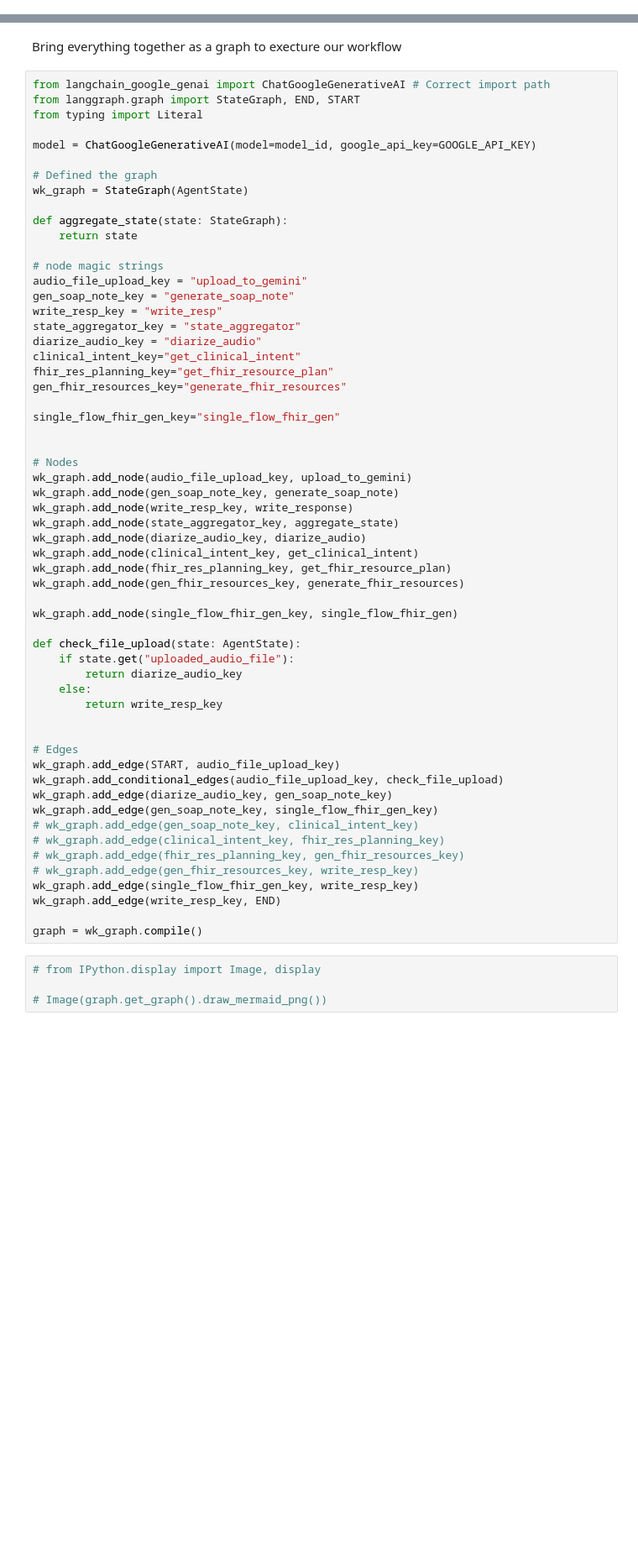
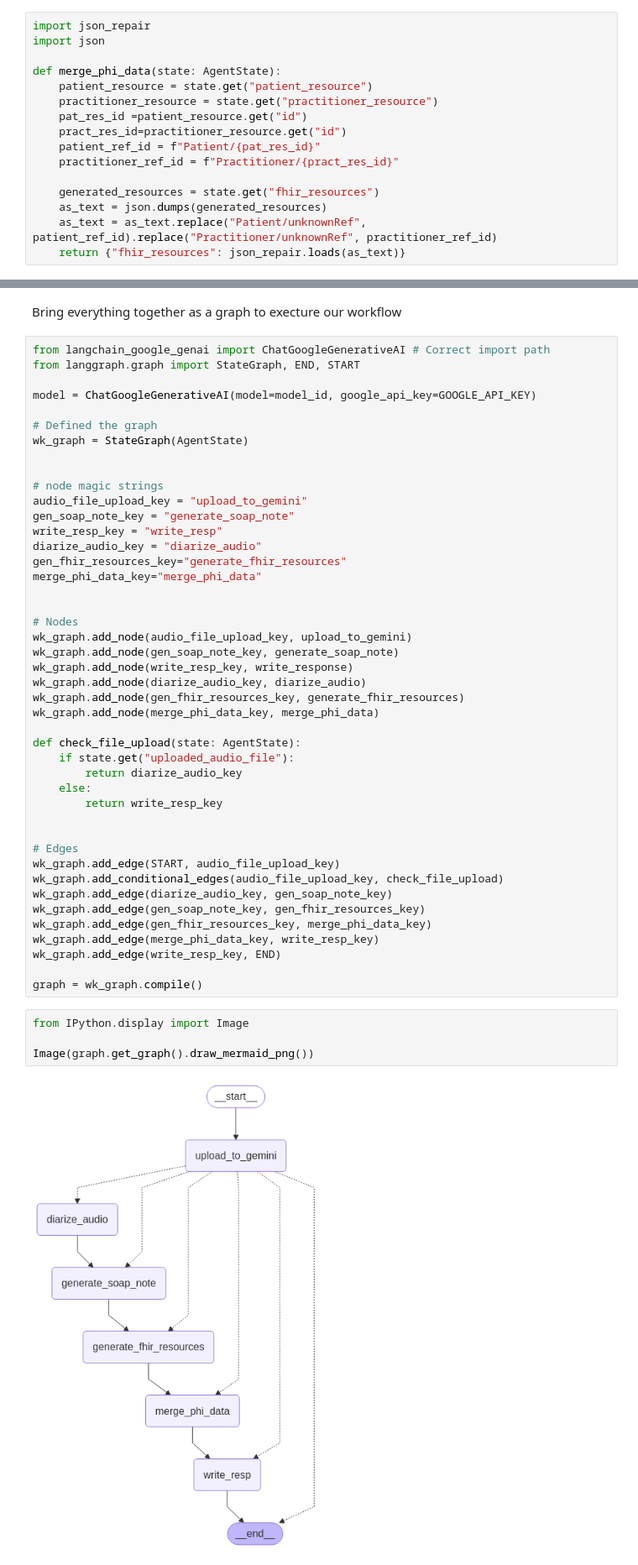
Before and after one commit to peterMuriuki/gen-ai-capstone, a Jupyter notebook: notebooks/soap-approach.ipynb, the cells around one changed output, grey strips where cells are left out. Shown: that part at 84% size. Cells and saved outputs as stored; diff of their text form; blank space fills up the shorter version.

```diff
--- a/notebooks/soap-approach.ipynb
+++ b/notebooks/soap-approach.ipynb
@@ -705,0 +256,16 @@ def write_response(state: AgentState):
+# %%
+import json_repair
+import json
+
+def merge_phi_data(state: AgentState):
+    patient_resource = state.get("patient_resource")
+    practitioner_resource = state.get("practitioner_resource")
+    pat_res_id =patient_resource.get("id")
+    pract_res_id=practitioner_resource.get("id")
+    patient_ref_id = f"Patient/{pat_res_id}"
+    practitioner_ref_id = f"Practitioner/{pract_res_id}"
+
+    generated_resources = state.get("fhir_resources")
+    as_text = json.dumps(generated_resources)
+    as_text = as_text.replace("Patient/unknownRef", patient_ref_id).replace("Practitioner/unknownRef", practitioner_ref_id)
+    return {"fhir_resources": json_repair.loads(as_text)}
@@ -708,40 +321,29 @@ Bring everything together as a graph to execture our workflow
 # %%
 from langchain_google_genai import ChatGoogleGenerativeAI # Correct import path
 from langgraph.graph import StateGraph, END, START
-from typing import Literal
 
 model = ChatGoogleGenerativeAI(model=model_id, google_api_key=GOOGLE_API_KEY)
 
 # Defined the graph
 wk_graph = StateGraph(AgentState)
 
-def aggregate_state(state: StateGraph):
-    return state
 
 # node magic strings
 audio_file_upload_key = "upload_to_gemini"
 gen_soap_note_key = "generate_soap_note"
 write_resp_key = "write_resp"
-state_aggregator_key = "state_aggregator"
 diarize_audio_key = "diarize_audio"
-clinical_intent_key="get_clinical_intent"
-fhir_res_planning_key="get_fhir_resource_plan"
 gen_fhir_resources_key="generate_fhir_resources"
-
-single_flow_fhir_gen_key="single_flow_fhir_gen"
+merge_phi_data_key="merge_phi_data"
 
 
 # Nodes
 wk_graph.add_node(audio_file_upload_key, upload_to_gemini)
 wk_graph.add_node(gen_soap_note_key, generate_soap_note)
 wk_graph.add_node(write_resp_key, write_response)
-wk_graph.add_node(state_aggregator_key, aggregate_state)
 wk_graph.add_node(diarize_audio_key, diarize_audio)
-wk_graph.add_node(clinical_intent_key, get_clinical_intent)
-wk_graph.add_node(fhir_res_planning_key, get_fhir_resource_plan)
 wk_graph.add_node(gen_fhir_resources_key, generate_fhir_resources)
-
-wk_graph.add_node(single_flow_fhir_gen_key, single_flow_fhir_gen)
+wk_graph.add_node(merge_phi_data_key, merge_phi_data)
 
 def check_file_upload(state: AgentState):
     if state.get("uploaded_audio_file"):
@@ -754,16 +356,15 @@ def check_file_upload(state: AgentState):
 wk_graph.add_edge(START, audio_file_upload_key)
 wk_graph.add_conditional_edges(audio_file_upload_key, check_file_upload)
 wk_graph.add_edge(diarize_audio_key, gen_soap_note_key)
-wk_graph.add_edge(gen_soap_note_key, single_flow_fhir_gen_key)
-# wk_graph.add_edge(gen_soap_note_key, clinical_intent_key)
-# wk_graph.add_edge(clinical_intent_key, fhir_res_planning_key)
-# wk_graph.add_edge(fhir_res_planning_key, gen_fhir_resources_key)
-# wk_graph.add_edge(gen_fhir_resources_key, write_resp_key)
-wk_graph.add_edge(single_flow_fhir_gen_key, write_resp_key)
+wk_graph.add_edge(gen_soap_note_key, gen_fhir_resources_key)
+wk_graph.add_edge(gen_fhir_resources_key, merge_phi_data_key)
+wk_graph.add_edge(merge_phi_data_key, write_resp_key)
 wk_graph.add_edge(write_resp_key, END)
 
 graph = wk_graph.compile()
 # %%
-# from IPython.display import Image, display
+from IPython.display import Image
 
-# Image(graph.get_graph().draw_mermaid_png())
+Image(graph.get_graph().draw_mermaid_png())
+# %% [output]
+[figure, added]
```
Also changed, not shown: parts of 44 cells of this notebook, 10 other files.
